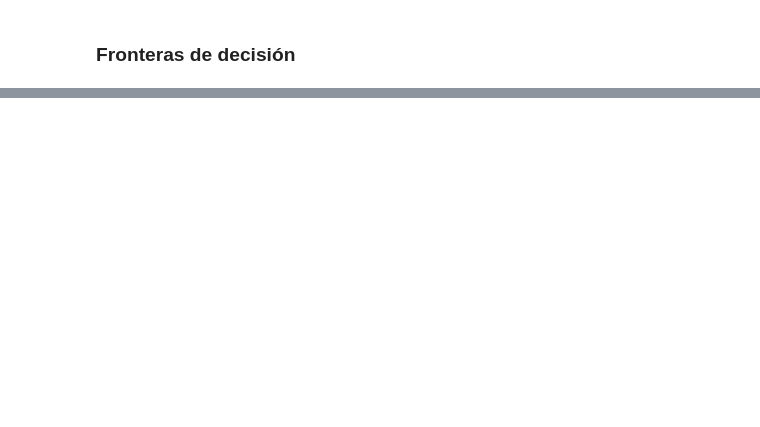
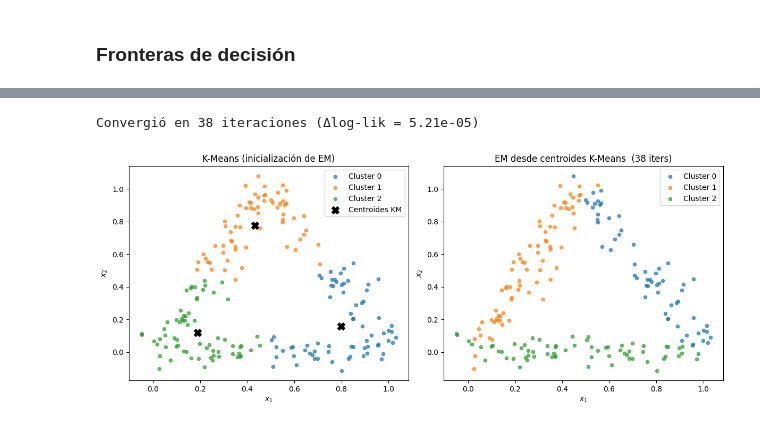
Before and after one commit to Fjmoya-uba/Taller-Procesamiento-Se-ales, a Jupyter notebook: TPs/TPS_07_Francisco_Javier_Moya.ipynb, the cells around one changed output, grey strips where cells are left out. Saved outputs shown, nothing was run; the diff lists cells and outputs as text; code cells hidden in the pictures; blank space fills up the shorter version.

```diff
--- a/TPs/TPS_07_Francisco_Javier_Moya.ipynb
+++ b/TPs/TPS_07_Francisco_Javier_Moya.ipynb
@@ -378,0 +408,31 @@ Este mecanismo de autocorrección funciona en este dataset porque la separación
+# %%
+em_km_init = EM(k=3)
+em_km_init.fit(X, init_mu=km.centroids)
+labels_km_init = em_km_init.predict(X)
+
+fig, axes = plt.subplots(1, 2, figsize=(12, 5))
+
+# Resultado K-Means (punto de partida)
+ax = axes[0]
+for j in range(km.k):
+    mask = labels_km == j
+    ax.scatter(X[mask, 0], X[mask, 1], s=20, alpha=0.7, color=colors[j], label=f'Cluster {j}')
+ax.scatter(km.centroids[:, 0], km.centroids[:, 1], s=100, marker='X', color='black', zorder=5, label='Centroides KM')
+ax.set_title('K-Means (inicialización de EM)')
+ax.set_xlabel('$x_1$'); ax.set_ylabel('$x_2$')
+ax.legend()
+
+# EM inicializado con centroides de K-Means
+ax = axes[1]
+for j in range(em_km_init.k):
+    mask = labels_km_init == j
+    ax.scatter(X[mask, 0], X[mask, 1], s=20, alpha=0.7, color=colors[j], label=f'Cluster {j}')
+ax.set_title(f'EM desde centroides K-Means  ({em_km_init.n_iter_} iters)')
+ax.set_xlabel('$x_1$'); ax.set_ylabel('$x_2$')
+ax.legend()
+
+plt.tight_layout()
+plt.show()
+# %% [output]
+Convergió en 38 iteraciones (Δlog-lik = 5.21e-05)
+[figure, added]
```
Also changed, not shown: parts of 27 cells of this notebook.
